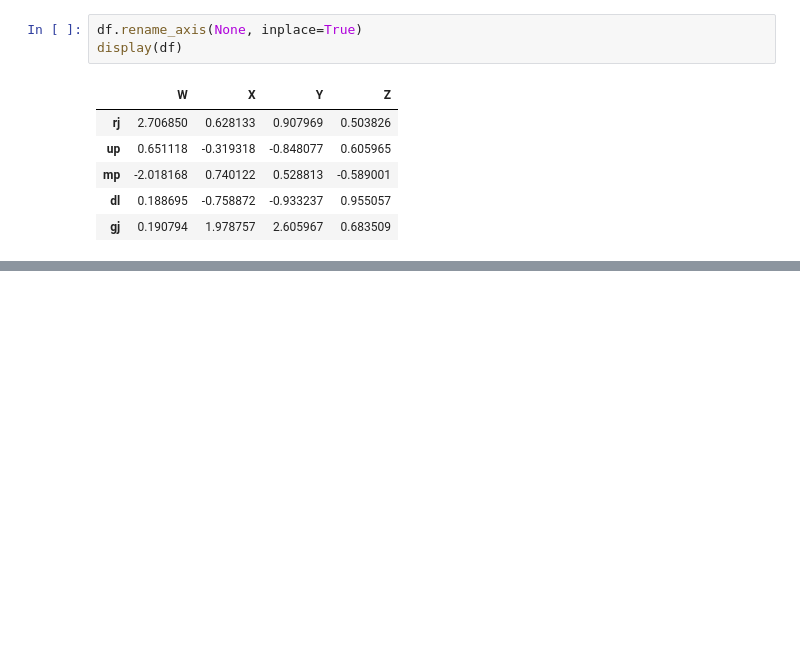
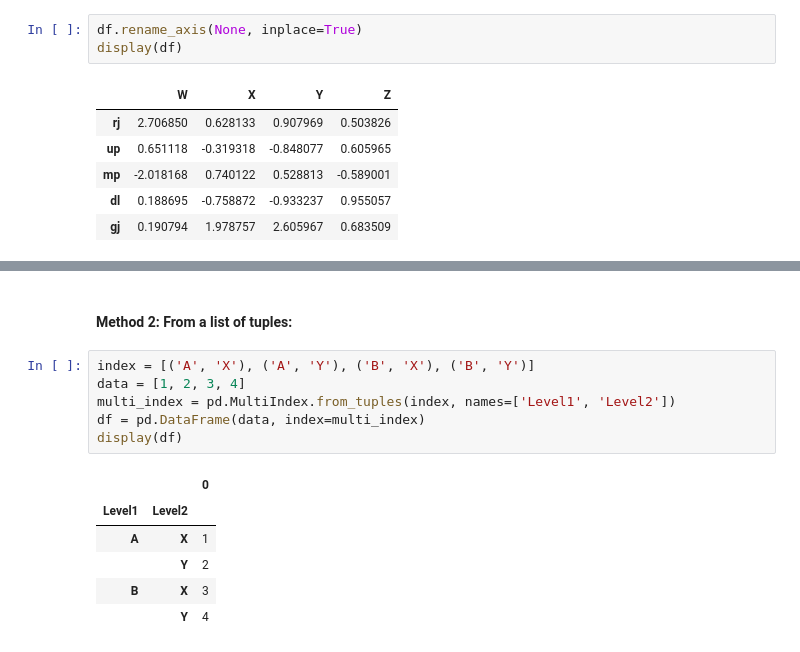
Before and after one commit to abhimanyus1997/ML-Basics, a Jupyter notebook: misc-notebooks/Pandas - Basics.ipynb, the cells around one changed output, grey strips where cells are left out. Drawn from its saved outputs; the diff is of its cells as text; blank space fills up the shorter version.

```diff
--- a/misc-notebooks/Pandas - Basics.ipynb
+++ b/misc-notebooks/Pandas - Basics.ipynb
@@ -564,0 +584,15 @@ display(df)
+# %% [markdown]
+#### Method 2: From a list of tuples:
+# %%
+index = [('A', 'X'), ('A', 'Y'), ('B', 'X'), ('B', 'Y')]
+data = [1, 2, 3, 4]
+multi_index = pd.MultiIndex.from_tuples(index, names=['Level1', 'Level2'])
+df = pd.DataFrame(data, index=multi_index)
+display(df)
+# %% [output]
+|  |  | 0 |
+| Level1 | Level2 |  |
+| A | X | 1 |
+|  | Y | 2 |
+| B | X | 3 |
+|  | Y | 4 |
```
Also changed, not shown: parts of 14 cells of this notebook.
